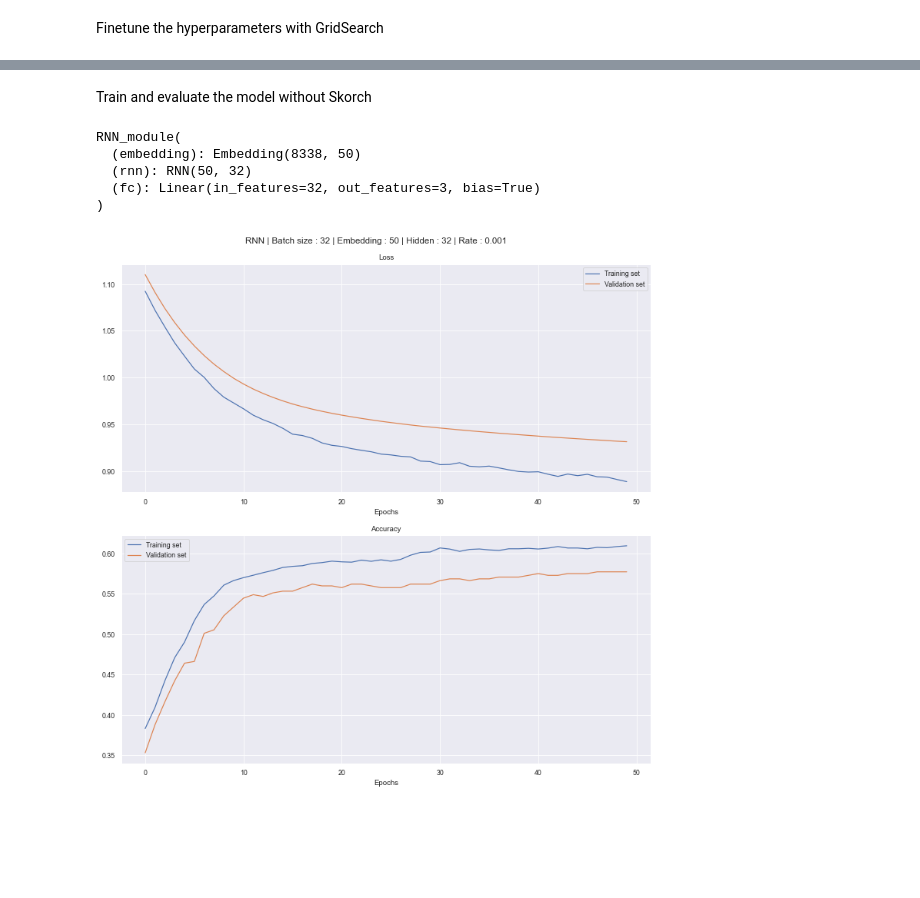
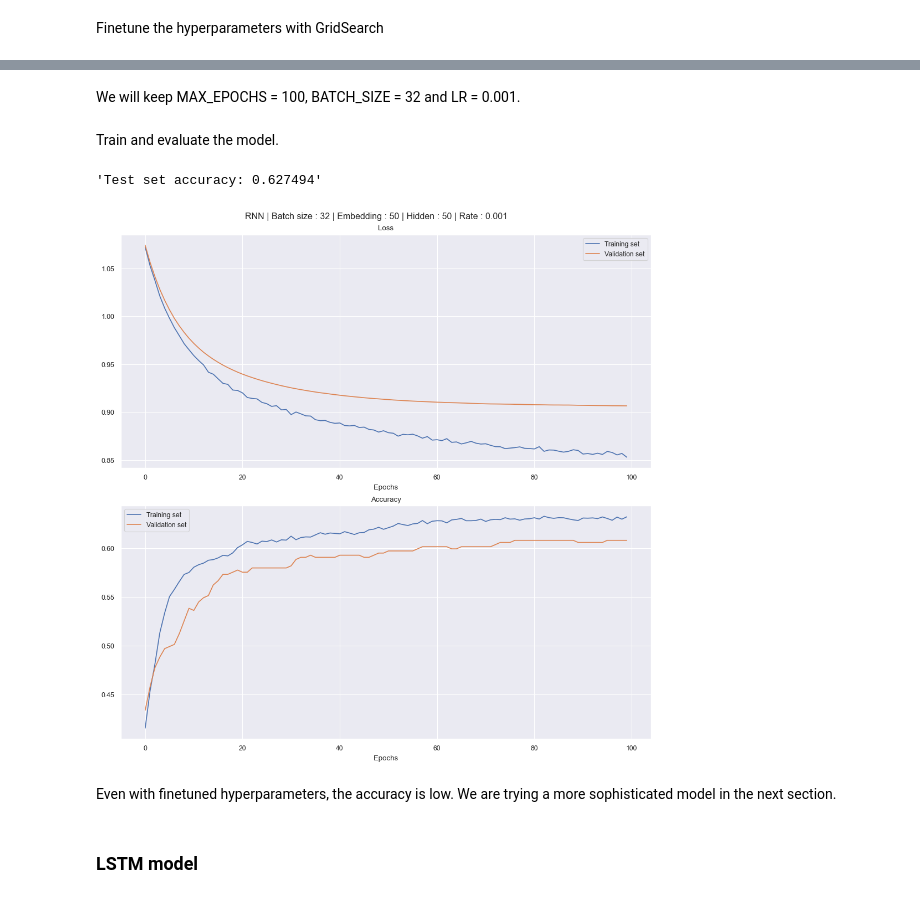
Before and after one commit to CamilleLeempoels/NLP_Financial_Sentiment_Analysis, a Jupyter notebook: nlp_project.ipynb, the cells around one changed output, grey strips where cells are left out. Cells and saved outputs as stored; diff of their text form; code cells hidden in the pictures; blank space fills up the shorter version.

Commit message:
LSTM

```diff
--- a/nlp_project.ipynb
+++ b/nlp_project.ipynb
@@ -119,7 +129,7 @@ Encode the text and labels
 def encode_text(data, limit_low = limit_low, limit_high = limit_high):
     # encode sentences and set -1 if the word is not in the vocabulary
     data['text_encoded'] = data['text'].apply(
-        lambda sentence : [sparse_vocab.get(word, 0) for word in sentence]
+        lambda sentence : [sparse_vocab.get(word, unknown) for word in sentence]
     )
 
     # drop sentences that are extremely short or long
@@ -146,16 +156,16 @@ def format_tensors(set):
     txt = encode_text(set.copy())
     labels = txt['sentiment'].replace(['positive','neutral','negative'], [0, 1, 2])
 
-    return torch.tensor(np.vstack(txt['text_encoded'])), torch.tensor(np.vstack(labels)).long()
+    return torch.tensor(np.vstack(txt['text_encoded'])), torch.tensor(np.vstack(labels)).long()#.to(device)
 
 train_txt, train_labels = format_tensors(train_set)
-# val_txt, val_labels = format_tensors(validation_set)
+val_txt, val_labels = format_tensors(validation_set)
 test_txt, test_labels = format_tensors(test_set)
 
-# validation_dataloader = DataLoader(
-#     TensorDataset(val_txt, val_labels),
-#     batch_size = len(val_labels)
-# )
+validation_dataloader = DataLoader(
+    TensorDataset(val_txt, val_labels),
+    batch_size = len(val_labels)
+)
 
 test_dataloader = DataLoader(
     TensorDataset(test_txt, test_labels),
@@ -183,16 +184,16 @@ class RNN_module(nn.Module):
         super().__init__()
 
         # embedding layer
-        self.embedding = nn.Embedding(vocab_dim, embedding_dim)
+        self.embedding_layer = nn.Embedding(vocab_dim, embedding_dim, padding_idx=0)
         # RNN layer
-        self.rnn = nn.RNN(embedding_dim, hidden_dim)
+        self.rnn_layer = nn.RNN(embedding_dim, hidden_dim)
         # fully connected layer
-        self.fc = nn.Linear(hidden_dim, 3)
+        self.fc_layer = nn.Linear(hidden_dim, 3)
 
     def forward(self, txt):
-        emb_txt = self.embedding(txt.T)
-        rnn_out, rnn_hidden = self.rnn(emb_txt)
-        fc_out = self.fc(rnn_hidden.squeeze(0))
+        emb_txt = self.embedding_layer(txt.T)
+        rnn_out, rnn_hidden = self.rnn_layer(emb_txt)
+        fc_out = self.fc_layer(rnn_hidden.squeeze(0))
         return fc_out
 # %% [markdown]
 Wrap the RNN module with Skorch.
@@ -280,5 +269,7 @@ Best: 0.627862 using {'batch_size': 16, 'lr': 0.001, 'max_epochs': 50, 'module__
+# %% [markdown]
+We will keep MAX_EPOCHS = 100, BATCH_SIZE = 32 and LR = 0.001.
 # %% [markdown]
-Train and evaluate the model without Skorch
+Train and evaluate the model.
 # %%
 def train_epoch(dataloader, model, optimizer, loss_function):
 
@@ -315,15 +308,13 @@ def eval_epoch(dataset, model, loss_function, accuracy_function):
 
     return np.mean(loss), np.mean(acc)
 # %%
-def train_and_validate_RNN(VOCAB_DIM, EMBEDDING_DIM, HIDDEN_DIM, LEARNING_RATE, EPOCHS, BATCH_SIZE, verbose = False):
+def train_and_validate_model(model, EMBEDDING_DIM, HIDDEN_DIM, LEARNING_RATE, EPOCHS, BATCH_SIZE, verbose = False):
 
     train_dataloader = DataLoader(
         TensorDataset(train_txt, train_labels),
         batch_size = BATCH_SIZE,
         shuffle = True
     )
-
-    model = RNN_module(VOCAB_DIM, EMBEDDING_DIM, HIDDEN_DIM)
 
     loss_function = nn.CrossEntropyLoss()
     accuracy_function = lambda pred, target : torch.sum((torch.argmax(torch.softmax(pred, dim=1), dim=1) == target.T)) / len(target)
@@ -340,7 +331,7 @@ def train_and_validate_RNN(VOCAB_DIM, EMBEDDING_DIM, HIDDEN_DIM, LEARNING_RATE,
 
         # compute loss and accuracy metrics
         train_loss, train_accuracy = eval_epoch(train_dataloader, model, loss_function, accuracy_function)
-        val_loss, val_accuracy = eval_epoch(test_dataloader, model, loss_function, accuracy_function)
+        val_loss, val_accuracy = eval_epoch(validation_dataloader, model, loss_function, accuracy_function)
 
         train_loss_array.append(train_loss)
         train_accuracy_array.append(train_accuracy)
@@ -368,20 +359,22 @@ def train_and_validate_RNN(VOCAB_DIM, EMBEDDING_DIM, HIDDEN_DIM, LEARNING_RATE,
 
     fig.suptitle('RNN | Batch size : ' + str(BATCH_SIZE) + ' | Embedding : ' + str(EMBEDDING_DIM) + ' | Hidden : ' + str(HIDDEN_DIM) + ' | Rate : ' + str(LEARNING_RATE));
 
-    return model
+    return("Test set accuracy: %f" % eval_epoch(test_dataloader, model, loss_function, accuracy_function)[1])
 # %%
-VOCAB_DIM = len(vocab) + 1
+VOCAB_DIM = len(vocab) + 2
 EMBEDDING_DIM = 50
-HIDDEN_DIM = 32
+HIDDEN_DIM = 50
 LEARNING_RATE = 1e-3
-EPOCHS = 50
+EPOCHS = 100
 BATCH_SIZE = 32
 
-train_and_validate_RNN(VOCAB_DIM, EMBEDDING_DIM, HIDDEN_DIM, LEARNING_RATE, EPOCHS, BATCH_SIZE)
+rnn_model = RNN_module(VOCAB_DIM, EMBEDDING_DIM, HIDDEN_DIM)
+
+train_and_validate_model(rnn_model, EMBEDDING_DIM, HIDDEN_DIM, LEARNING_RATE, EPOCHS, BATCH_SIZE)
 # %% [output]
-RNN_module(
-  (embedding): Embedding(8338, 50)
-  (rnn): RNN(50, 32)
-  (fc): Linear(in_features=32, out_features=3, bias=True)
-)
+'Test set accuracy: 0.627494'
-[figure, old version]
+[figure, new version]
+# %% [markdown]
+Even with finetuned hyperparameters, the accuracy is low. We are trying a more sophisticated model in the next section.
+# %% [markdown]
+### LSTM model
```
Also changed, not shown: parts of 24 cells of this notebook, 1 other file.
